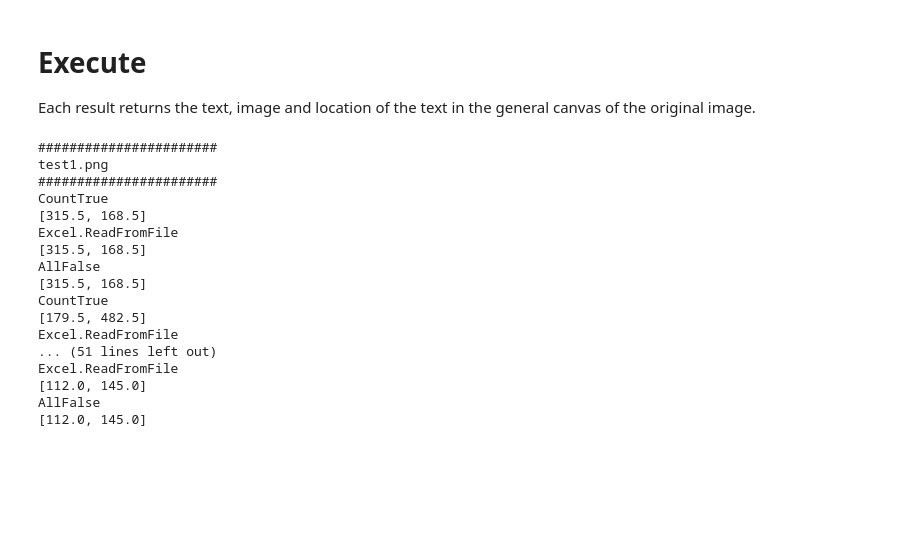
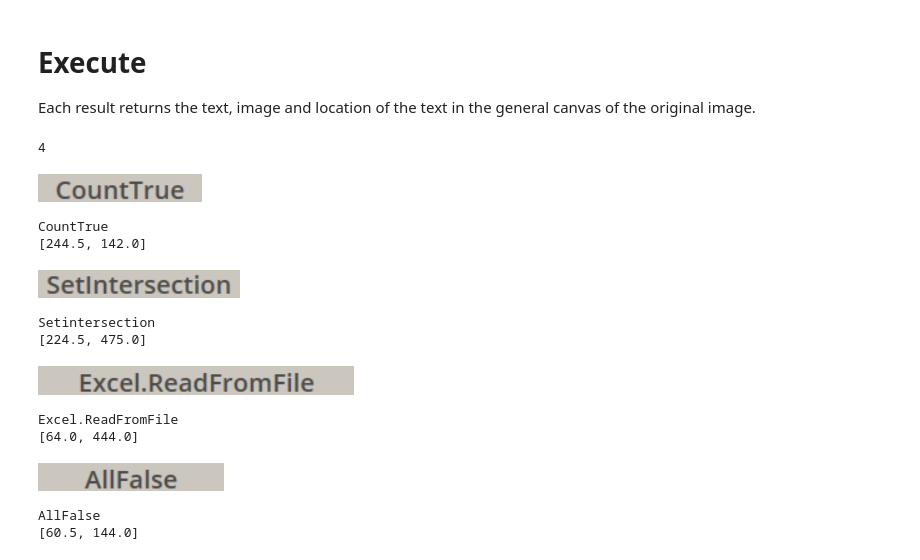
Before and after one commit to pabloderen/DynamoOCR, a Jupyter notebook: DynamoOCR.ipynb, the cells around one changed output. Cells and saved outputs as stored; diff of their text form; code cells hidden in the pictures; blank space fills up the shorter version.

```diff
--- a/DynamoOCR.ipynb
+++ b/DynamoOCR.ipynb
@@ -92,20 +47,22 @@ def cutTitles(image):
     thresh = cv2.threshold(gray, 195, 255, cv2.THRESH_BINARY_INV)[1]
     contours = cv2.findContours(thresh, cv2.RETR_CCOMP, cv2.CHAIN_APPROX_SIMPLE)[0]
 
-
+    centers = []
     cut = []
     offset = -10
     for c in contours:
         # get the bounding rect
         x, y, w, h = cv2.boundingRect(c)
-        if w*h>1000 and h*3< w: # danger!
+        if w*h>1000 and h*3.5< w: # danger!
 
             c =imgA[y-offset:y+h+offset, x-offset:x+w+offset]
+            center = [(y+h)/2, (x+w)/2]
+            centers.append(center)
             cut.append(c)
 
 
-
-    return  cut
+    print(len(cut))
+    return  cut, centers
 # %% [markdown]
 ## Process images (OCR)
 Return the text inside the node titles
@@ -122,39 +79,27 @@ Each result returns the text, image and location of the text in the general canv
 # %%
 #Process the image, place the image in the folder
 
 for path in uploaded.keys():
-    img =  cv2.imread(path)
-    cut, center = cutNodes(img)
+    cut, center  = cutTitles(cv2.imread(path))
     count = 0
-    print("#######################")
-    print(path)
-    print("#######################")
-    for i in range(len(cut)):
+    titles = []
+    for index, i in enumerate(cut):
+        cv2_imshow(i)
+        processImage(i)
+        print(center[index])
 
-        cc = cutTitles(cut[i])
-
-        for ccc in cc:
-            if (len(ccc)):
-                #uncomment to preview images
-                #cv2_imshow(ccc)
-                processImage(ccc)
-
-                print(center[i])
+    cv2.waitKey()
 # %% [output]
-#######################
-test1.png
-#######################
-CountTrue
-[315.5, 168.5]
-Excel.ReadFromFile
-[315.5, 168.5]
-AllFalse
-[315.5, 168.5]
-CountTrue
-[179.5, 482.5]
-Excel.ReadFromFile
-... (51 lines left out)
-Excel.ReadFromFile
-[112.0, 145.0]
-AllFalse
-[112.0, 145.0]
+4
+[figure, added]
+CountTrue
+[244.5, 142.0]
+[figure, added]
+Setintersection
+[224.5, 475.0]
+[figure, added]
+Excel.ReadFromFile
+[64.0, 444.0]
+[figure, added]
+AllFalse
+[60.5, 144.0]
```
Also changed, not shown: parts of 4 cells of this notebook.
